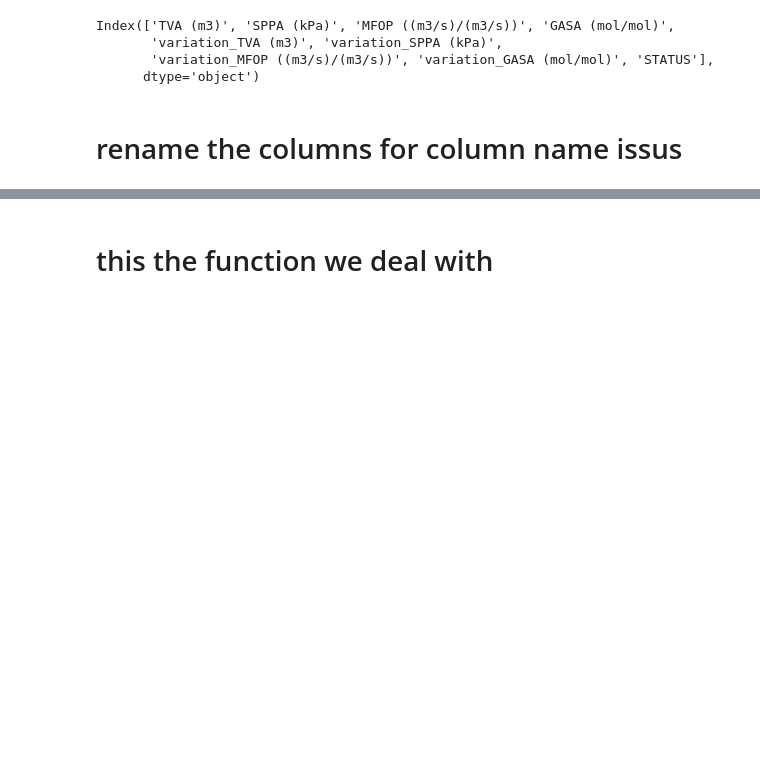
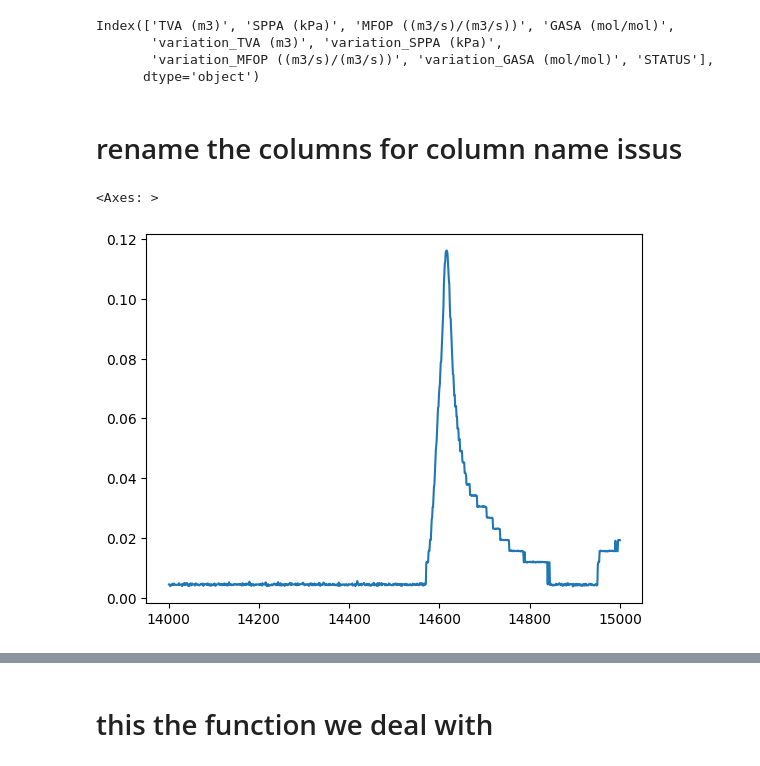
Before and after one commit to ABDESSAMED-tech/kick_detection, a Jupyter notebook: algorithme aproch/ALgorithme.ipynb, the cells around one changed output, grey strips where cells are left out. Drawn from its saved outputs; the diff is of its cells as text; code cells hidden in the pictures; blank space fills up the shorter version.

```diff
--- a/algorithme aproch/ALgorithme.ipynb
+++ b/algorithme aproch/ALgorithme.ipynb
@@ -78,3 +76,8 @@ data = data.rename(columns={'variation_TVA (m3)': 'variation_TVA'})
 # %%
 cols=['TVA (m3)', 'SPPA (kPa)', 'MFOP ((m3/s)/(m3/s))',
        'GASA (mol/mol)','STATUS']
+# %%
+data['GASA (mol/mol)'][14000:15000].plot()
+# %% [output]
+<Axes: >
+[figure, added]
```
Also changed, not shown: parts of 22 cells of this notebook.
